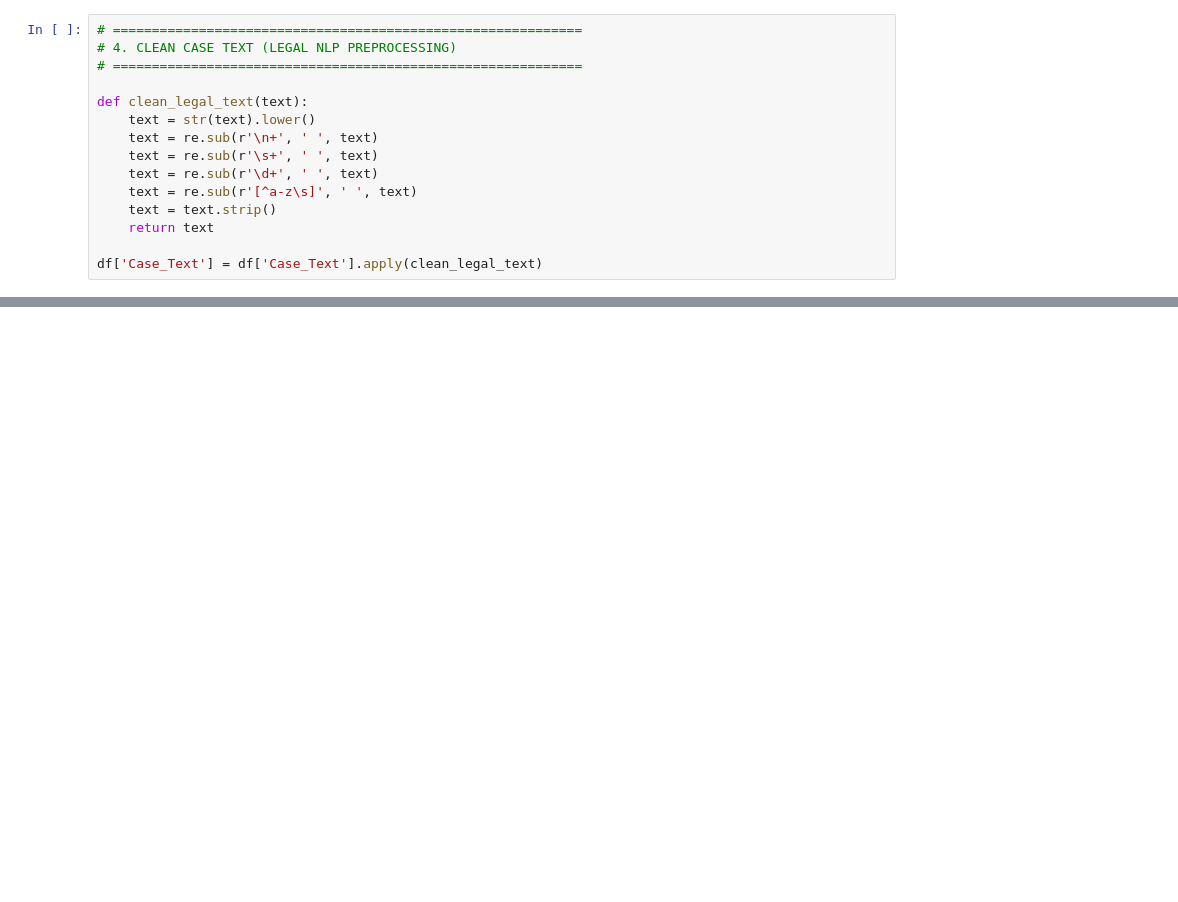
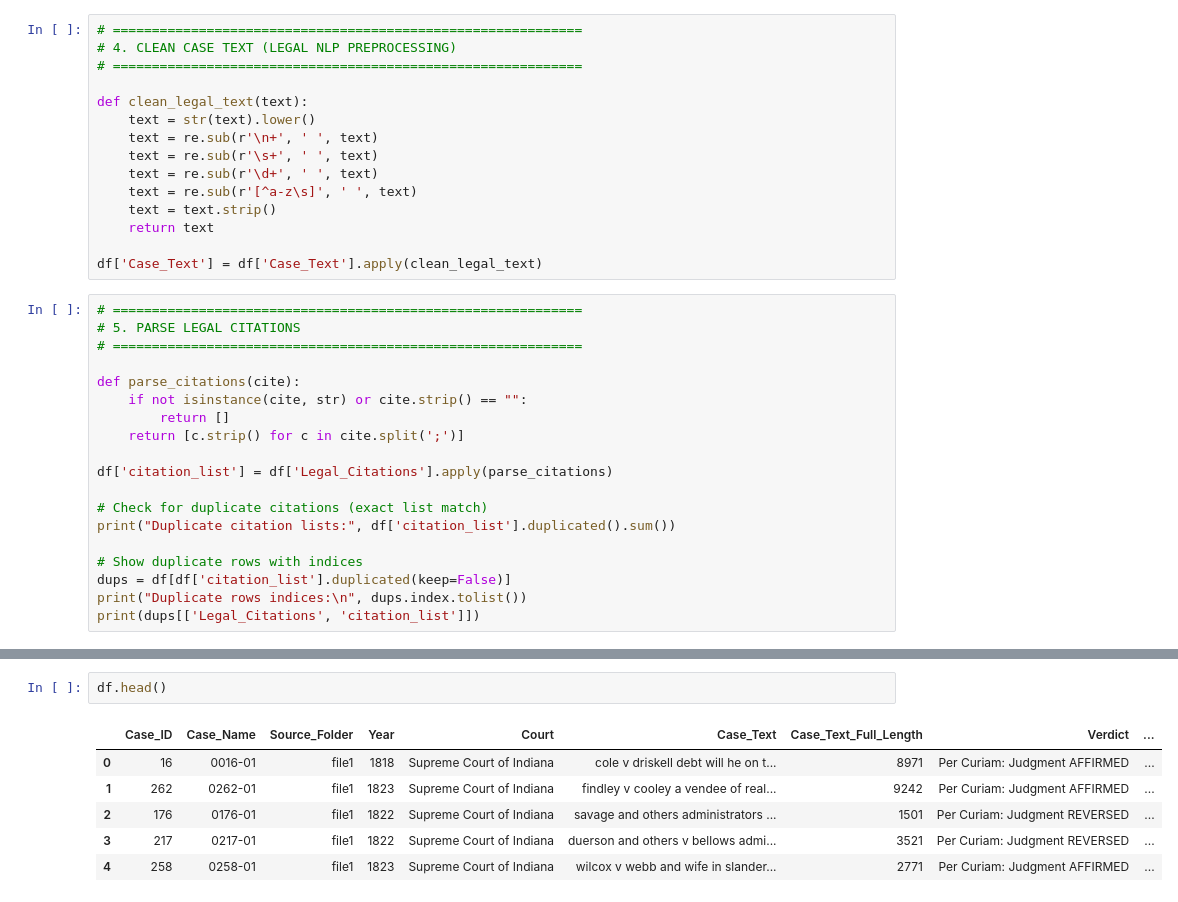
Before and after one commit to birhanumoges/legal-case-etl-nlp-pipeline, a Jupyter notebook: note_books/analysis.ipynb, the cells around one changed output, grey strips where cells are left out. Drawn from its saved outputs; the diff is of its cells as text; blank space fills up the shorter version.

Commit message:
add codes that parse legal citations

```diff
--- a/note_books/analysis.ipynb
+++ b/note_books/analysis.ipynb
@@ -272,3 +272,22 @@ def clean_legal_text(text):
     return text
 
 df['Case_Text'] = df['Case_Text'].apply(clean_legal_text)
+# %%
+# ============================================================
+# 5. PARSE LEGAL CITATIONS
+# ============================================================
+
+def parse_citations(cite):
+    if not isinstance(cite, str) or cite.strip() == "":
+        return []
+    return [c.strip() for c in cite.split(';')]
+
+df['citation_list'] = df['Legal_Citations'].apply(parse_citations)
+
+# Check for duplicate citations (exact list match)
+print("Duplicate citation lists:", df['citation_list'].duplicated().sum())
+
+# Show duplicate rows with indices
+dups = df[df['citation_list'].duplicated(keep=False)]
+print("Duplicate rows indices:\n", dups.index.tolist())
+print(dups[['Legal_Citations', 'citation_list']])
@@ -274,0 +312,9 @@ df['Case_Text'] = df['Case_Text'].apply(clean_legal_text)
+# %%
+df.head()
+# %% [output]
+|  | Case_ID | Case_Name | Source_Folder | Year | Court | Case_Text | Case_Text_Full_Length | Verdict | ... |
+| 0 | 16 | 0016-01 | file1 | 1818 | Supreme Court of Indiana | cole v driskell debt will he on t... | 8971 | Per Curiam: Judgment AFFIRMED | ... |
+| 1 | 262 | 0262-01 | file1 | 1823 | Supreme Court of Indiana | findley v cooley a vendee of real... | 9242 | Per Curiam: Judgment AFFIRMED | ... |
+| 2 | 176 | 0176-01 | file1 | 1822 | Supreme Court of Indiana | savage and others administrators ... | 1501 | Per Curiam: Judgment REVERSED | ... |
+| 3 | 217 | 0217-01 | file1 | 1822 | Supreme Court of Indiana | duerson and others v bellows admi... | 3521 | Per Curiam: Judgment REVERSED | ... |
+| 4 | 258 | 0258-01 | file1 | 1823 | Supreme Court of Indiana | wilcox v webb and wife in slander... | 2771 | Per Curiam: Judgment AFFIRMED | ... |
```
Also changed, not shown: parts of 1 cell of this notebook.
